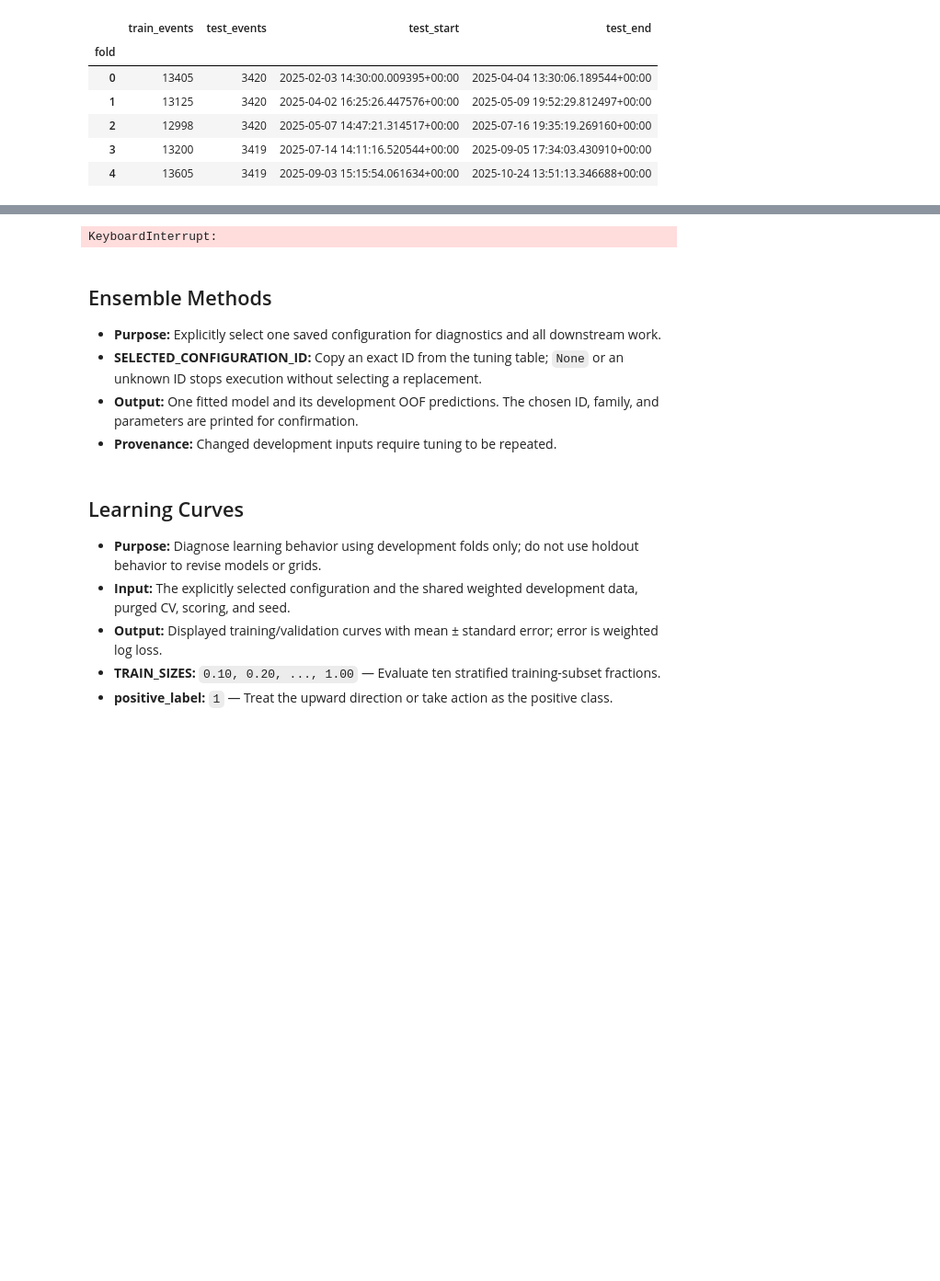
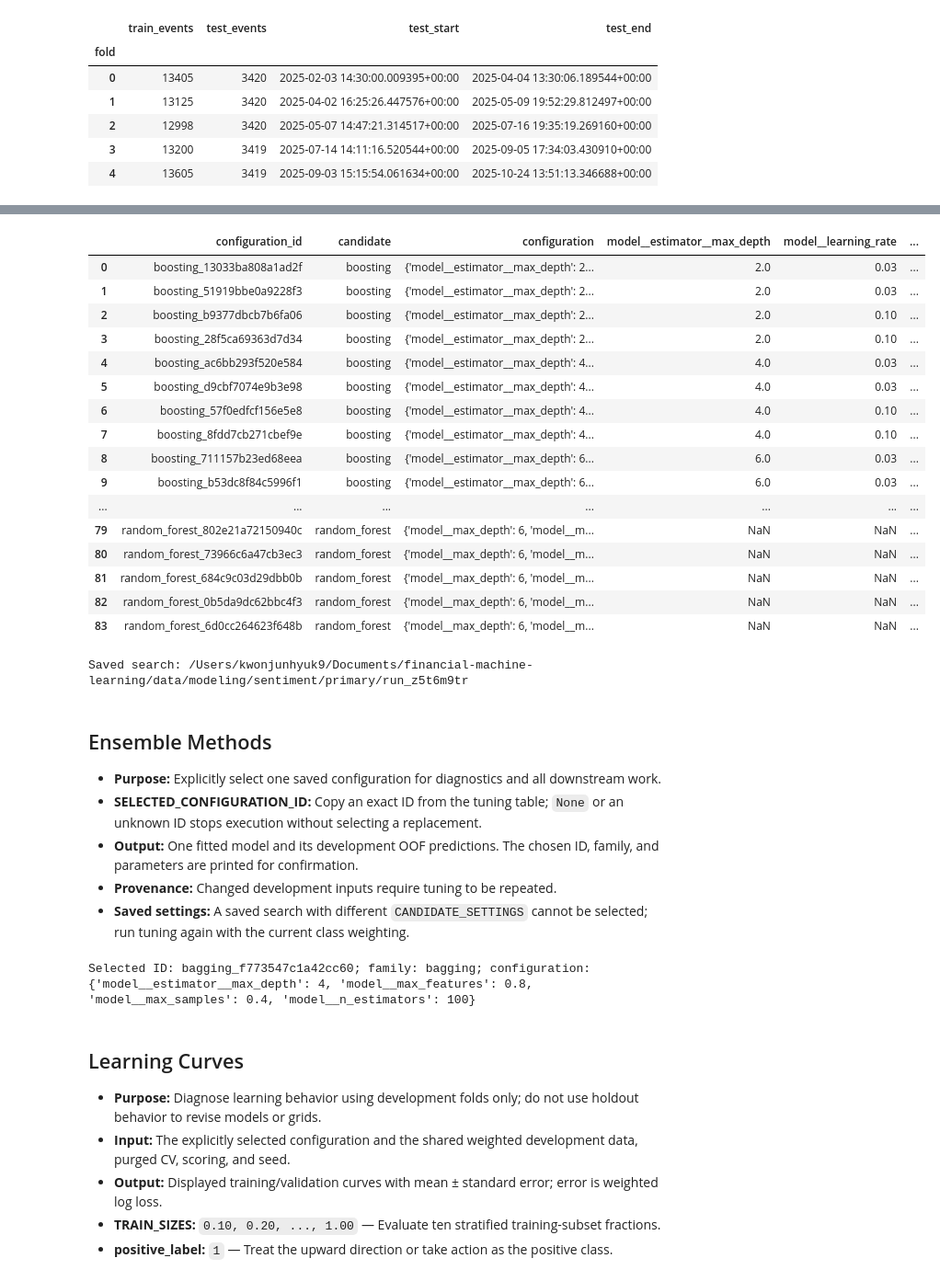
Before and after one commit to kwonjunhyuk9/financial-machine-learning, a Jupyter notebook: notebooks/modeling/sentiment/primary_model.ipynb, the cells around one changed output, grey strips where cells are left out. Shown at 92% size. Saved outputs shown, nothing was run; the diff lists cells and outputs as text; code cells hidden in the pictures; blank space fills up the shorter version.

```diff
--- a/notebooks/modeling/sentiment/primary_model.ipynb
+++ b/notebooks/modeling/sentiment/primary_model.ipynb
@@ -123,40 +127,59 @@ PARAMETER_GRIDS = {
         "model__max_samples": [0.4, 0.8],
         "model__max_features": [0.2, 0.3, 0.4],
     },
 }
+CANDIDATE_SETTINGS = {
+    "boosting": {"class_weight": "balanced"},
+    "bagging": {"class_weight": "balanced"},
+    "random_forest": {"class_weight": "balanced"},
+}
+
 # To reuse a completed search, paste its printed directory here.
 SEARCH_RESULTS_PATH = None
 
 if SEARCH_RESULTS_PATH is None:
     search_result = run_model_selection_workflow(
         X_development,
         y_development,
         w_development,
         t1_development,
         scoring=STAGE_SCORING,
         cv=CV_SPLITS,
         pct_embargo=PCT_EMBARGO,
         random_state=RANDOM_STATE,
         n_jobs=1,
-        candidate_settings={
-            "boosting": {},
-            "bagging": {},
-            "random_forest": {"class_weight": None},
-        },
+        candidate_settings=CANDIDATE_SETTINGS,
         parameter_grids=PARAMETER_GRIDS,
-        artifact_dir=artifact_dir / "primary_tuning",
+        artifact_dir=artifact_dir / "primary",
         show_progress=True,
     )
 else:
     search_result = load_model_search(Path(SEARCH_RESULTS_PATH))
 evaluation_columns = model_evaluation_columns(CLASS_LABELS)
 metric_names = {metric: f"{metric}_1" for metric in ("precision", "recall", "f1")}
 tuning_columns = [column for column in search_result.tuning.columns if column not in evaluation_columns]
 with pd.option_context("display.max_rows", None, "display.max_columns", None):
     display(search_result.tuning[tuning_columns + evaluation_columns].rename(columns=metric_names))
 print(f"Saved search: {search_result.artifact_dir}")
 # %% [output]
+|  | configuration_id | candidate | configuration | model__estimator__max_depth | model__learning_rate | ... |
+| 0 | boosting_13033ba808a1ad2f | boosting | {'model__estimator__max_depth': 2... | 2.0 | 0.03 | ... |
+| 1 | boosting_51919bbe0a9228f3 | boosting | {'model__estimator__max_depth': 2... | 2.0 | 0.03 | ... |
+| 2 | boosting_b9377dbcb7b6fa06 | boosting | {'model__estimator__max_depth': 2... | 2.0 | 0.10 | ... |
+| 3 | boosting_28f5ca69363d7d34 | boosting | {'model__estimator__max_depth': 2... | 2.0 | 0.10 | ... |
+| 4 | boosting_ac6bb293f520e584 | boosting | {'model__estimator__max_depth': 4... | 4.0 | 0.03 | ... |
+| 5 | boosting_d9cbf7074e9b3e98 | boosting | {'model__estimator__max_depth': 4... | 4.0 | 0.03 | ... |
+| 6 | boosting_57f0edfcf156e5e8 | boosting | {'model__estimator__max_depth': 4... | 4.0 | 0.10 | ... |
+| 7 | boosting_8fdd7cb271cbef9e | boosting | {'model__estimator__max_depth': 4... | 4.0 | 0.10 | ... |
+| 8 | boosting_711157b23ed68eea | boosting | {'model__estimator__max_depth': 6... | 6.0 | 0.03 | ... |
+| 9 | boosting_b53dc8f84c5996f1 | boosting | {'model__estimator__max_depth': 6... | 6.0 | 0.03 | ... |
+| ... | ... | ... | ... | ... | ... | ... |
+| 79 | random_forest_802e21a72150940c | random_forest | {'model__max_depth': 6, 'model__m... | NaN | NaN | ... |
+| 80 | random_forest_73966c6a47cb3ec3 | random_forest | {'model__max_depth': 6, 'model__m... | NaN | NaN | ... |
+| 81 | random_forest_684c9c03d29dbb0b | random_forest | {'model__max_depth': 6, 'model__m... | NaN | NaN | ... |
+| 82 | random_forest_0b5da9dc62bbc4f3 | random_forest | {'model__max_depth': 6, 'model__m... | NaN | NaN | ... |
+| 83 | random_forest_6d0cc264623f648b | random_forest | {'model__max_depth': 6, 'model__m... | NaN | NaN | ... |
-KeyboardInterrupt:
+Saved search: /Users/kwonjunhyuk9/Documents/financial-machine-learning/data/modeling/sentiment/primary/run_z5t6m9tr
 # %% [markdown]
 ## Ensemble Methods
 
@@ -164,8 +187,9 @@ KeyboardInterrupt:
 - **SELECTED_CONFIGURATION_ID:** Copy an exact ID from the tuning table; `None` or an unknown ID stops execution without selecting a replacement.
 - **Output:** One fitted model and its development OOF predictions. The chosen ID, family, and parameters are printed for confirmation.
 - **Provenance:** Changed development inputs require tuning to be repeated.
+- **Saved settings:** A saved search with different `CANDIDATE_SETTINGS` cannot be selected; run tuning again with the current class weighting.
 # %%
-SELECTED_CONFIGURATION_ID = None  # Copy one configuration_id from the tuning table.
+SELECTED_CONFIGURATION_ID = "bagging_f773547c1a42cc60"
 
 selected = load_tuning_configuration(
     search_result,
@@ -174,6 +198,7 @@ selected = load_tuning_configuration(
     labels=y_development,
     sample_weight=w_development,
     information_sets=t1_development,
+    candidate_settings=CANDIDATE_SETTINGS,
 )
 final_name = selected["candidate"]
 final_configuration = selected["configuration"]
@@ -182,6 +207,8 @@ final_oof = selected["oof_predictions"]
 candidates = {final_name: final_estimator}
 candidate_oof = {final_name: final_oof}
 print(f"Selected ID: {SELECTED_CONFIGURATION_ID}; family: {final_name}; configuration: {final_configuration}")
+# %% [output]
+Selected ID: bagging_f773547c1a42cc60; family: bagging; configuration: {'model__estimator__max_depth': 4, 'model__max_features': 0.8, 'model__max_samples': 0.4, 'model__n_estimators': 100}
 # %% [markdown]
 ## Learning Curves
 
```
Also changed, not shown: parts of 4 cells of this notebook, 22 other files.
